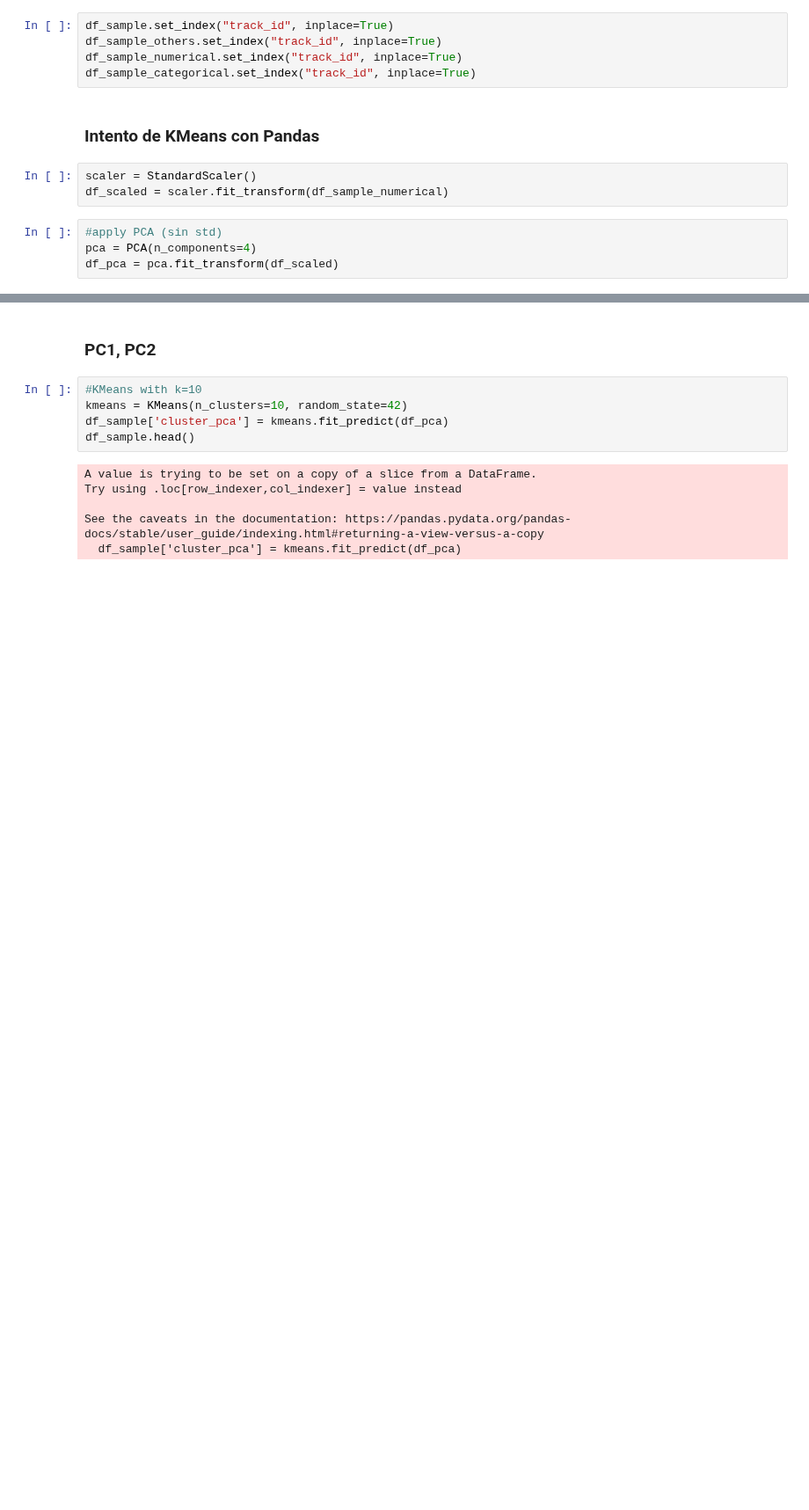
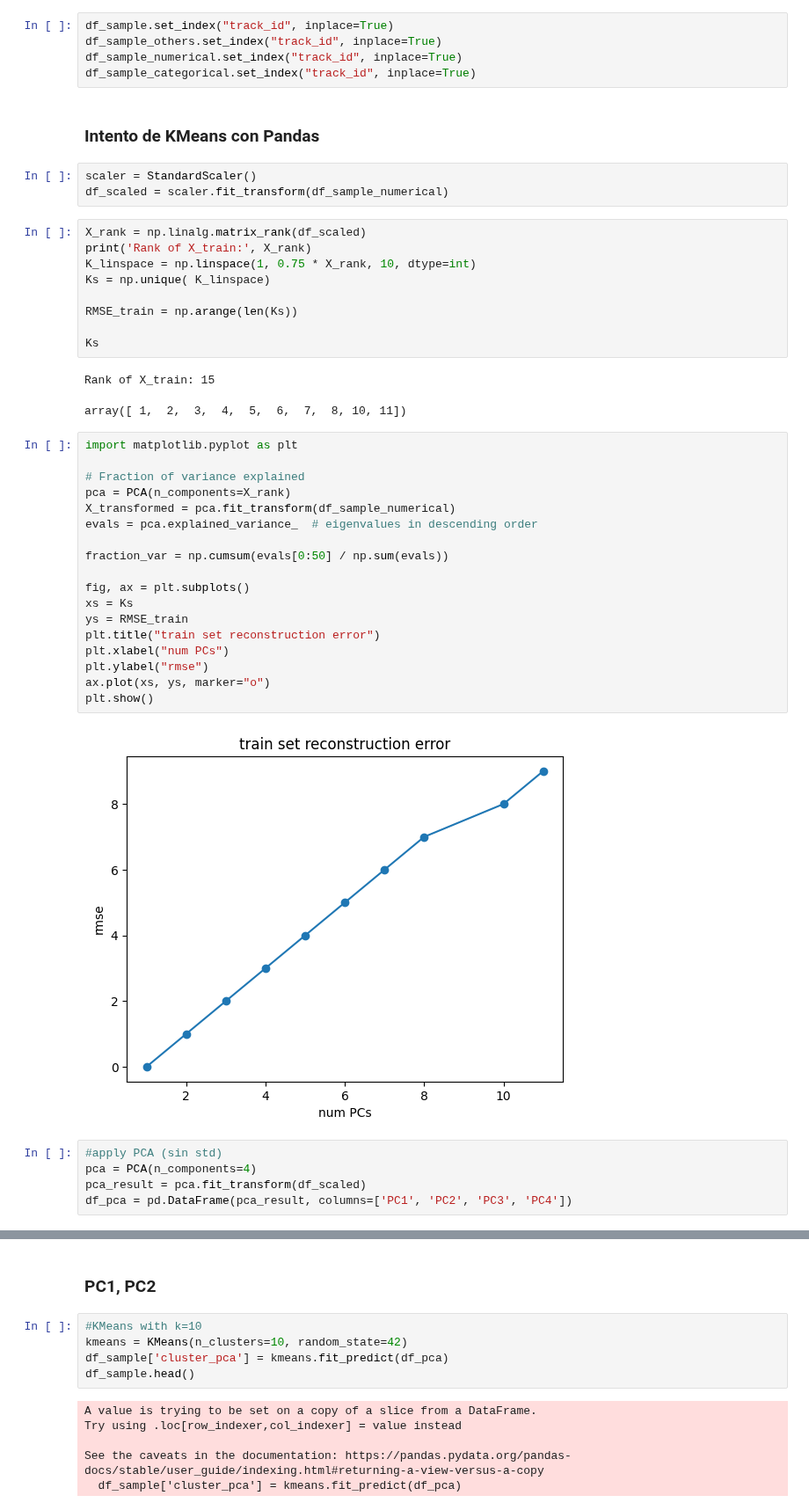
Before and after one commit to enekobarod/Suggestify, a Jupyter notebook: Suggestify/Suggestify.ipynb, the cells around one changed output, grey strips where cells are left out. Shown at 88% size. Cells and saved outputs as stored; diff of their text form; blank space fills up the shorter version.

```diff
--- a/Suggestify/Suggestify.ipynb
+++ b/Suggestify/Suggestify.ipynb
@@ -103,7 +134,40 @@ df_sample_categorical.set_index("track_id", inplace=True)
 # %%
 scaler = StandardScaler()
 df_scaled = scaler.fit_transform(df_sample_numerical)
+# %%
+X_rank = np.linalg.matrix_rank(df_scaled)
+print('Rank of X_train:', X_rank)
+K_linspace = np.linspace(1, 0.75 * X_rank, 10, dtype=int)
+Ks = np.unique( K_linspace)
+
+RMSE_train = np.arange(len(Ks))
+
+Ks
+# %% [output]
+Rank of X_train: 15
+array([ 1,  2,  3,  4,  5,  6,  7,  8, 10, 11])
+# %%
+import matplotlib.pyplot as plt
+
+# Fraction of variance explained
+pca = PCA(n_components=X_rank)
+X_transformed = pca.fit_transform(df_sample_numerical)
+evals = pca.explained_variance_  # eigenvalues in descending order
+
+fraction_var = np.cumsum(evals[0:50] / np.sum(evals))
+
+fig, ax = plt.subplots()
+xs = Ks
+ys = RMSE_train
+plt.title("train set reconstruction error")
+plt.xlabel("num PCs")
+plt.ylabel("rmse")
+ax.plot(xs, ys, marker="o")
+plt.show()
+# %% [output]
+[figure, added]
 # %%
 #apply PCA (sin std)
 pca = PCA(n_components=4)
-df_pca = pca.fit_transform(df_scaled)
+pca_result = pca.fit_transform(df_scaled)
+df_pca = pd.DataFrame(pca_result, columns=['PC1', 'PC2', 'PC3', 'PC4'])
```
Also changed, not shown: parts of 6 cells of this notebook.
